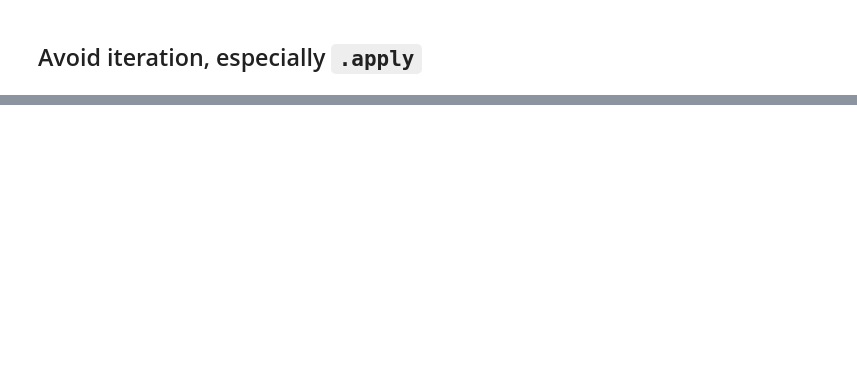
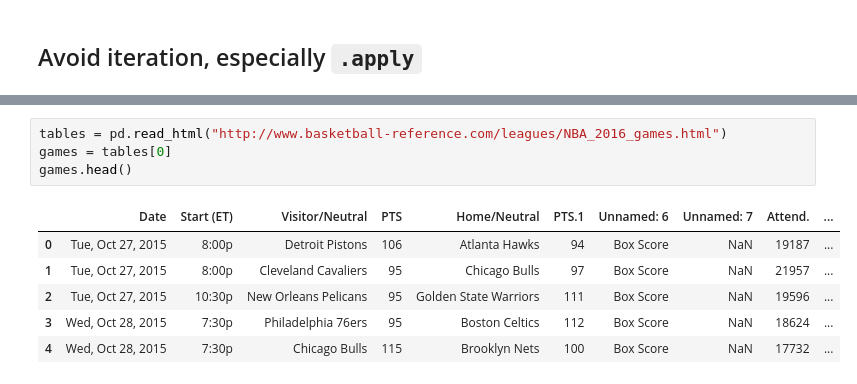
Before and after one commit to nittaya1990/pandas, a Jupyter notebook: Best Practices.ipynb, the cells around one changed output, grey strips where cells are left out. Saved outputs shown, nothing was run; the diff lists cells and outputs as text; blank space fills up the shorter version.

```diff
--- a/Best Practices.ipynb
+++ b/Best Practices.ipynb
@@ -268,0 +450,11 @@ Pandas has a *columnar* data model. Each column in the DataFrame has a dtype, co
+# %%
+tables = pd.read_html("http://www.basketball-reference.com/leagues/NBA_2016_games.html")
+games = tables[0]
+games.head()
+# %% [output]
+|  | Date | Start (ET) | Visitor/Neutral | PTS | Home/Neutral | PTS.1 | Unnamed: 6 | Unnamed: 7 | Attend. | ... |
+| 0 | Tue, Oct 27, 2015 | 8:00p | Detroit Pistons | 106 | Atlanta Hawks | 94 | Box Score | NaN | 19187 | ... |
+| 1 | Tue, Oct 27, 2015 | 8:00p | Cleveland Cavaliers | 95 | Chicago Bulls | 97 | Box Score | NaN | 21957 | ... |
+| 2 | Tue, Oct 27, 2015 | 10:30p | New Orleans Pelicans | 95 | Golden State Warriors | 111 | Box Score | NaN | 19596 | ... |
+| 3 | Wed, Oct 28, 2015 | 7:30p | Philadelphia 76ers | 95 | Boston Celtics | 112 | Box Score | NaN | 18624 | ... |
+| 4 | Wed, Oct 28, 2015 | 7:30p | Chicago Bulls | 115 | Brooklyn Nets | 100 | Box Score | NaN | 17732 | ... |
```
Also changed, not shown: parts of 46 cells of this notebook, 1 other file.
